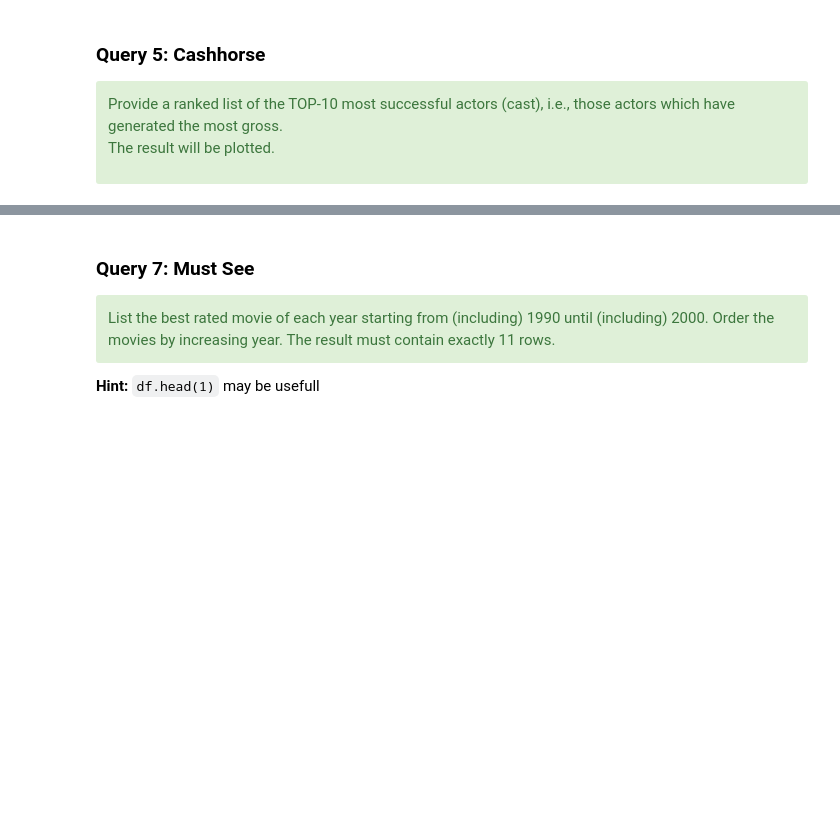
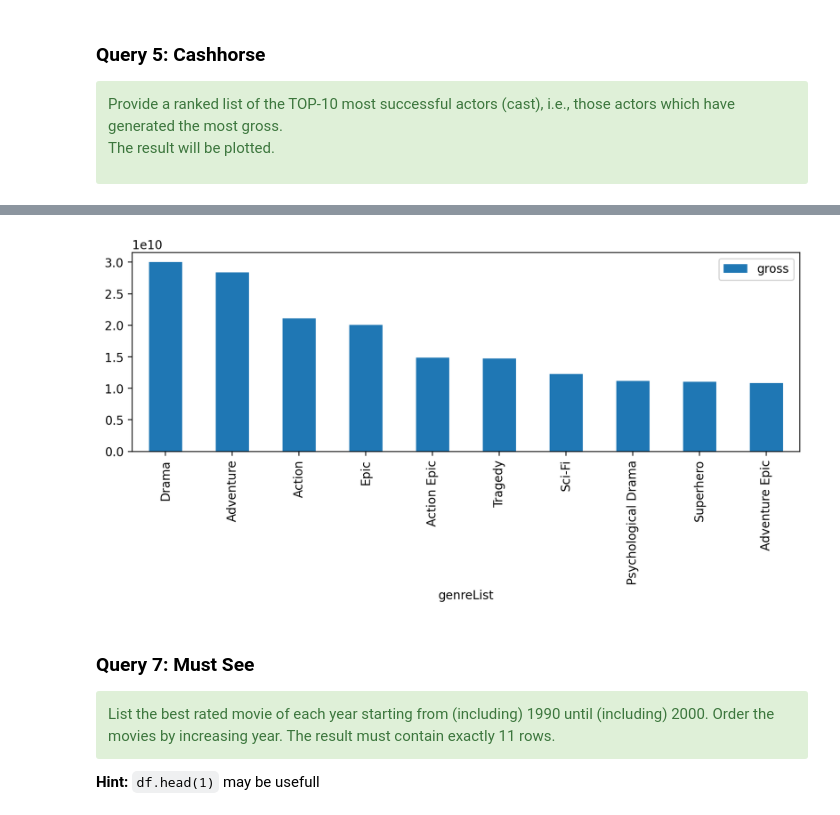
Before and after one commit to Marionese/python_ds_excercises, a Jupyter notebook: primer_exercise1/primer_part2_imdb_eda.ipynb, the cells around one changed output, grey strips where cells are left out. Cells and saved outputs as stored; diff of their text form; code cells hidden in the pictures; blank space fills up the shorter version.

```diff
--- a/primer_exercise1/primer_part2_imdb_eda.ipynb
+++ b/primer_exercise1/primer_part2_imdb_eda.ipynb
@@ -379,15 +383,20 @@ The result will be plotted.
 # %%
 result = None
 
 # ADD YOUR CODE HERE
-
+result = movies.explode("genreList") [["genreList","gross"]]
+result = result.groupby(by="genreList").sum()
+result = result.sort_values(by="gross",ascending=False)
+result = result.head(10)
 
 
 # DO NOT CHANGE FROM HERE
 
 
 if result is not None:
     _ = result.plot(kind="bar", figsize=(10, 3))
+# %% [output]
+[figure, added]
 # %% [markdown]
 ### Query 7: Must See
 
```
Also changed, not shown: parts of 4 cells of this notebook.
